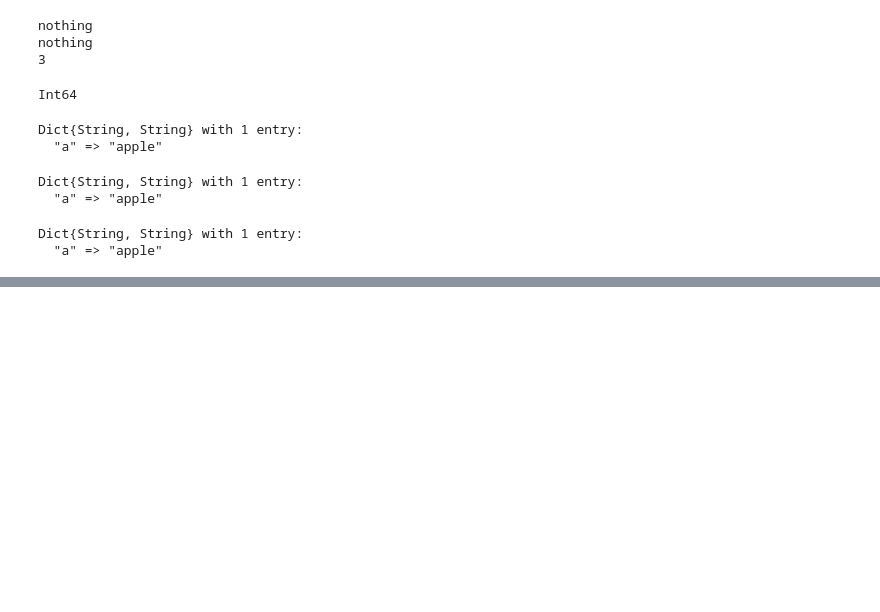
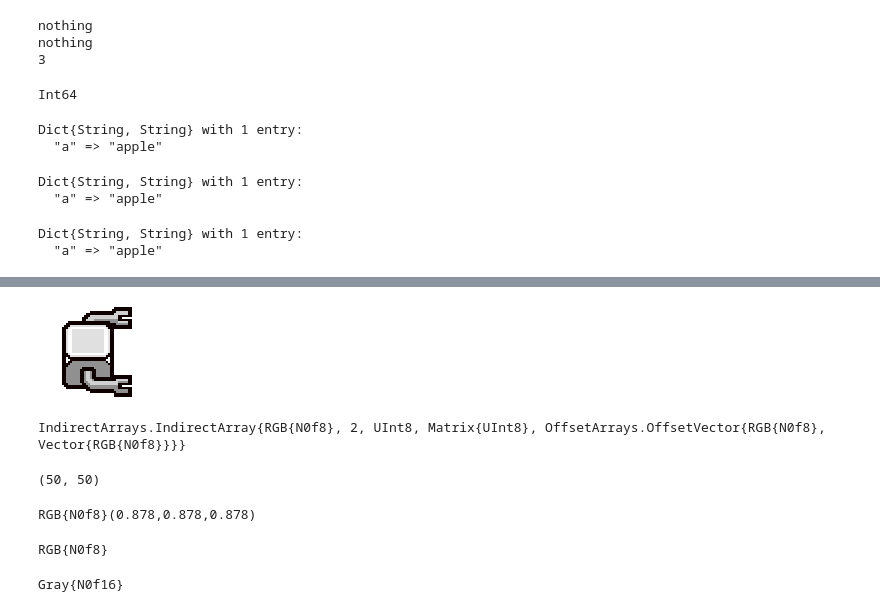
Before and after one commit to YoshihiroMichishita/julia, a Jupyter notebook: ReinforcementLearning/test.ipynb, the cells around one changed output, grey strips where cells are left out. Drawn from its saved outputs; the diff is of its cells as text; code cells hidden in the pictures; blank space fills up the shorter version.

```diff
--- a/ReinforcementLearning/test.ipynb
+++ b/ReinforcementLearning/test.ipynb
@@ -277,0 +290,24 @@ Dict{String, String} with 1 entry:
+# %%
+img = load("./image/robo_right.png")
+# %% [output]
+[figure, added]
+# %%
+typeof(img)
+# %% [output]
+IndirectArrays.IndirectArray{RGB{N0f8}, 2, UInt8, Matrix{UInt8}, OffsetArrays.OffsetVector{RGB{N0f8}, Vector{RGB{N0f8}}}}
+# %%
+size(img)
+# %% [output]
+(50, 50)
+# %%
+img[25,25]
+# %% [output]
+RGB{N0f8}(0.878,0.878,0.878)
+# %%
+typeof(img[25,25])
+# %% [output]
+RGB{N0f8}
+# %%
+Gray{N0f16}
+# %% [output]
+Gray{N0f16}
```
Also changed, not shown: parts of 19 cells of this notebook, 3 other files.
